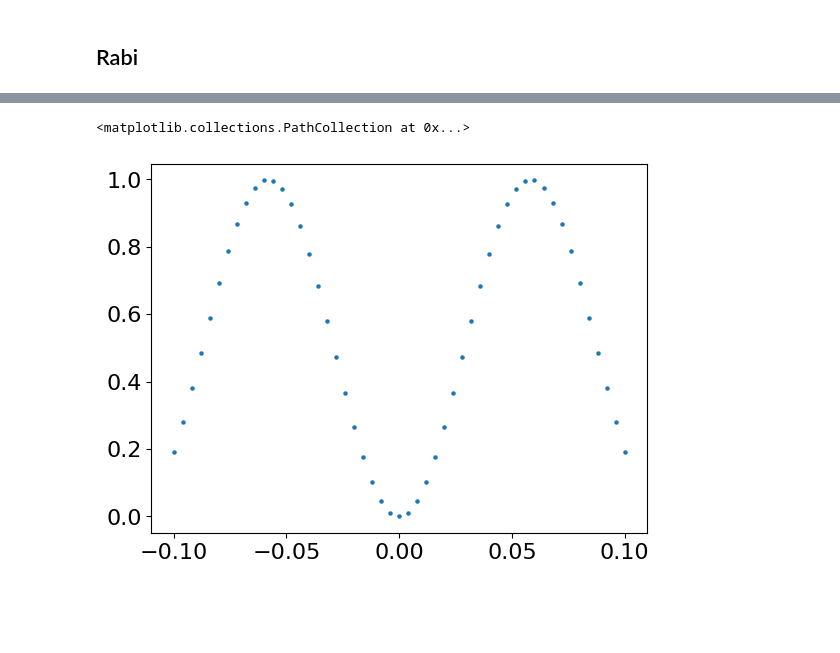
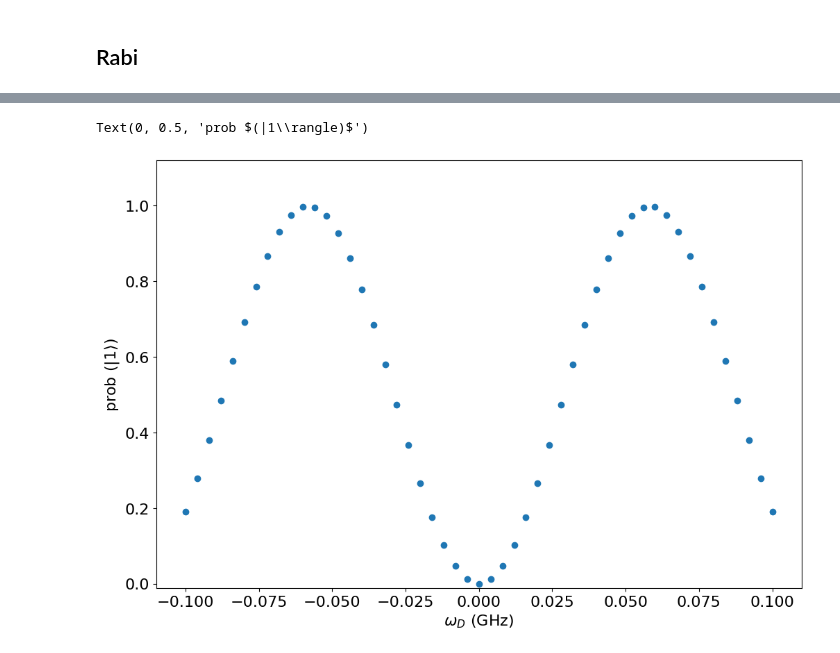
Before and after one commit to rupeshknn/pulse-backend-qamp22, a Jupyter notebook: 3 level qubit-backend.ipynb, the cells around one changed output, grey strips where cells are left out. Cells and saved outputs as stored; diff of their text form; code cells hidden in the pictures; blank space fills up the shorter version.

```diff
--- a/3 level qubit-backend.ipynb
+++ b/3 level qubit-backend.ipynb
@@ -28,7 +28,7 @@ from qiskit_experiments.exceptions import QiskitError
 class PulseBackend(BackendV2):
     """Single qubit pulse simulator backend based using qiskit-dynamcis"""
 
-    def __init__(self, omega_01, delta, lambda_, dt=0.1*1e-9):
+    def __init__(self, omega_01, delta, lambda_, dt=0.1 * 1e-9):
         super().__init__(
             None,
             name="PulseBackendV2",
@@ -37,11 +37,14 @@ class PulseBackend(BackendV2):
             backend_version="0.0.1",
         )
         self._qubit_properties = [
-            QubitProperties(frequency=omega_01*1e9),  # t1=63.48783e-6, t2=112.23246e-6, frequency=5.17538e9
+            QubitProperties(
+                frequency=omega_01 * 1e9
+            ),  # t1=63.48783e-6, t2=112.23246e-6, frequency=5.17538e9
         ]
-        self._target = Target(qubit_properties=self._qubit_properties, dt=dt, granularity=16)
+        self._target = Target(
+            qubit_properties=self._qubit_properties, dt=dt, granularity=16
+        )
         #         self.options.set_validator("shots", (1, 4096))
-
 
         omega_02 = 2 * omega_01 + delta
         ket0 = np.array([[1, 0, 0]]).T
@@ -142,7 +145,7 @@ class PulseBackend(BackendV2):
     def solve(self, schedule_blocks):
         shift = getattr(schedule_blocks.blocks[0], "frequency", 0)
         converter = InstructionToSignals(
-            self.dt*1e9, carriers={"d0": self.wd + shift / 1e9}
+            self.dt * 1e9, carriers={"d0": self.wd + shift / 1e9}
         )
         signal = converter.get_signals(schedule_blocks)
 
@@ -244,5 +247,11 @@ Wall time: 11.1 s
 # %%
-plt.scatter(rabi.experiment_options.get("amplitudes"), rabi_prob1, s=5)
+plt.close()
+fig, ax = plt.subplots(1, 1, figsize=(12, 8))
+
+ax.scatter(rabi.experiment_options.get("amplitudes"), rabi_prob1)
+ax.set_ylim(-0.012, 1.12)
+ax.set_xlabel("$\omega_D$ (GHz)")
+ax.set_ylabel(r"prob $(|1\rangle)$")
 # %% [output]
-<matplotlib.collections.PathCollection at 0x...>
+Text(0, 0.5, 'prob $(|1\\rangle)$')
-[figure, old version]
+[figure, new version]
```
Also changed, not shown: parts of 3 cells of this notebook.
